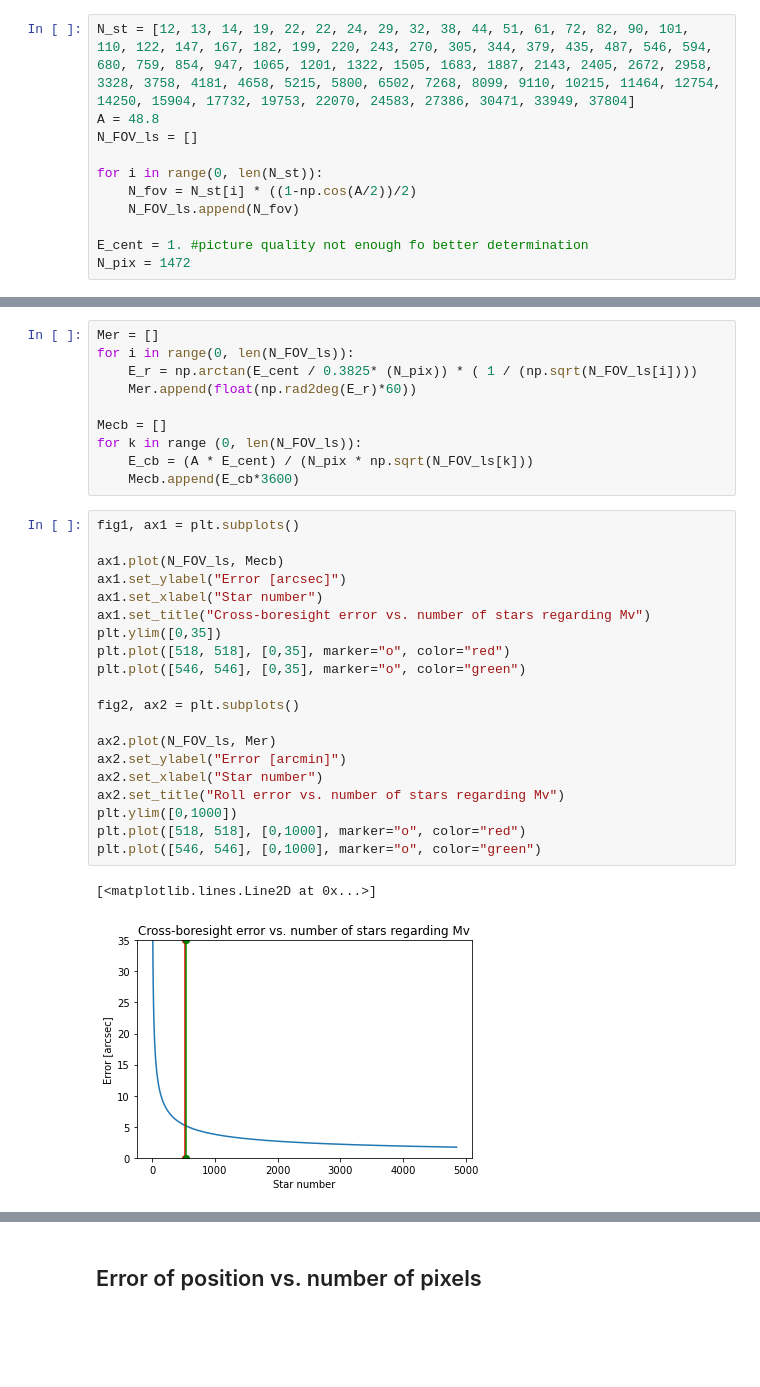
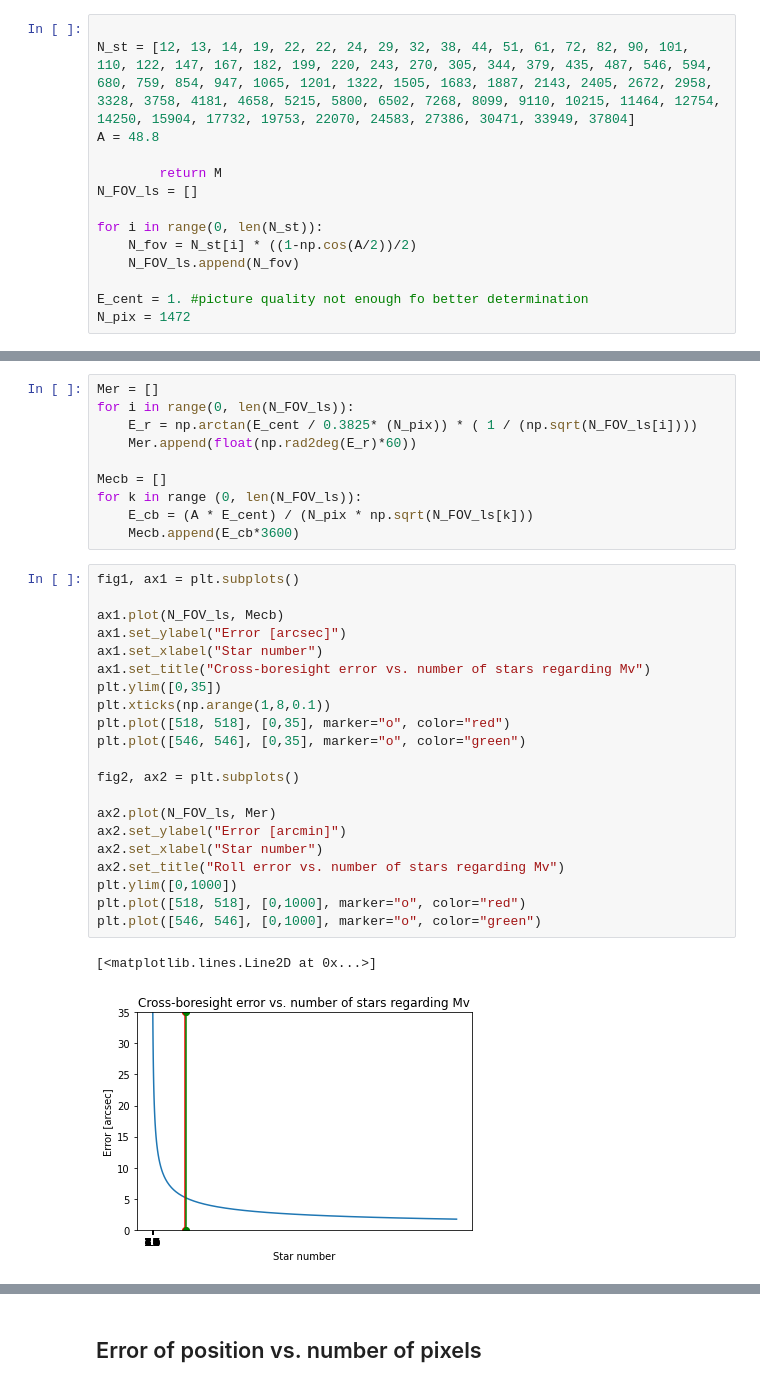
Before and after one commit to Mcthomas777/SENS-RPyi, a Jupyter notebook: T_CAM_ICRS/Error_of_ position/Error.ipynb, the cells around one changed output, grey strips where cells are left out. Drawn from its saved outputs; the diff is of its cells as text; blank space fills up the shorter version.

```diff
--- a/T_CAM_ICRS/Error_of_ position/Error.ipynb
+++ b/T_CAM_ICRS/Error_of_ position/Error.ipynb
@@ -3,8 +3,11 @@ import numpy as np
 import matplotlib.pyplot as plt
 import math
 # %%
+
 N_st = [12, 13, 14, 19, 22, 22, 24, 29, 32, 38, 44, 51, 61, 72, 82, 90, 101, 110, 122, 147, 167, 182, 199, 220, 243, 270, 305, 344, 379, 435, 487, 546, 594, 680, 759, 854, 947, 1065, 1201, 1322, 1505, 1683, 1887, 2143, 2405, 2672, 2958, 3328, 3758, 4181, 4658, 5215, 5800, 6502, 7268, 8099, 9110, 10215, 11464, 12754, 14250, 15904, 17732, 19753, 22070, 24583, 27386, 30471, 33949, 37804]
 A = 48.8
+
+        return M
 N_FOV_ls = []
 
 for i in range(0, len(N_st)):
@@ -28,26 +31,27 @@ for k in range (0, len(N_FOV_ls)):
 # %%
 fig1, ax1 = plt.subplots()
 
 ax1.plot(N_FOV_ls, Mecb)
 ax1.set_ylabel("Error [arcsec]")
 ax1.set_xlabel("Star number")
 ax1.set_title("Cross-boresight error vs. number of stars regarding Mv")
 plt.ylim([0,35])
+plt.xticks(np.arange(1,8,0.1))
 plt.plot([518, 518], [0,35], marker="o", color="red")
 plt.plot([546, 546], [0,35], marker="o", color="green")
 
 fig2, ax2 = plt.subplots()
 
 ax2.plot(N_FOV_ls, Mer)
 ax2.set_ylabel("Error [arcmin]")
 ax2.set_xlabel("Star number")
 ax2.set_title("Roll error vs. number of stars regarding Mv")
 plt.ylim([0,1000])
 plt.plot([518, 518], [0,1000], marker="o", color="red")
 plt.plot([546, 546], [0,1000], marker="o", color="green")
 # %% [output]
 [<matplotlib.lines.Line2D at 0x...>]
-[figure, old version]
+[figure, new version]
 [figure]
 # %% [markdown]
 ## Error of position vs. number of pixels
```
Also changed, not shown: 44 other files.
